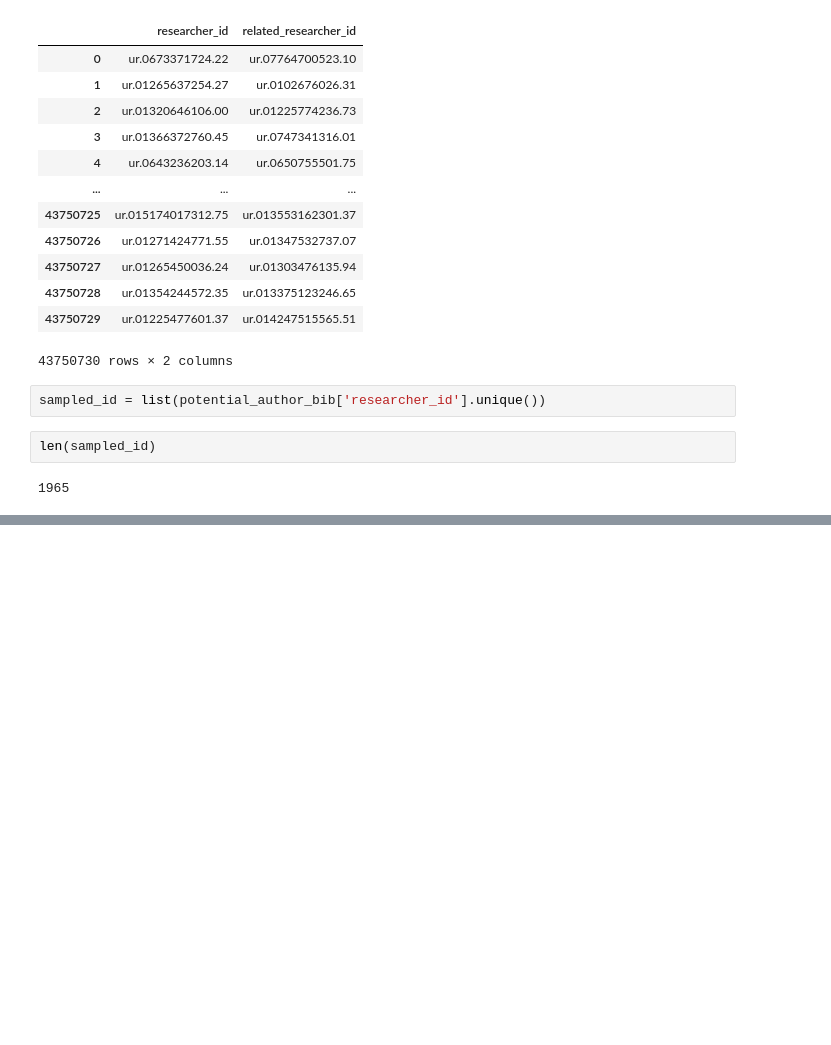
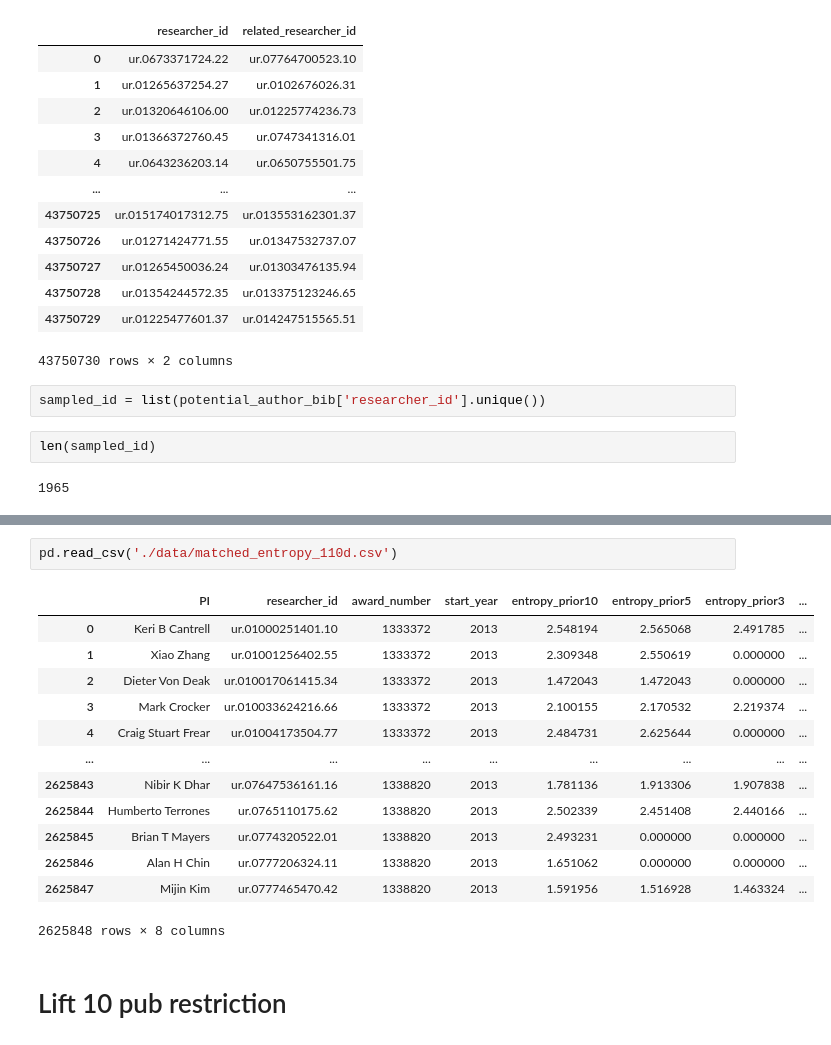
Before and after one commit to sciosci/sloan-lda-bib, a Jupyter notebook: researcher_lda_matching.ipynb, the cells around one changed output, grey strips where cells are left out. Cells and saved outputs as stored; diff of their text form; blank space fills up the shorter version.

```diff
--- a/researcher_lda_matching.ipynb
+++ b/researcher_lda_matching.ipynb
@@ -733,0 +899,18 @@ foa_abstracts[foa_abstracts['PI'] == 'Alexander Miller']
+# %%
+pd.read_csv('./data/matched_entropy_110d.csv')
+# %% [output]
+|  | PI | researcher_id | award_number | start_year | entropy_prior10 | entropy_prior5 | entropy_prior3 | ... |
+| 0 | Keri B Cantrell | ur.01000251401.10 | 1333372 | 2013 | 2.548194 | 2.565068 | 2.491785 | ... |
+| 1 | Xiao Zhang | ur.01001256402.55 | 1333372 | 2013 | 2.309348 | 2.550619 | 0.000000 | ... |
+| 2 | Dieter Von Deak | ur.010017061415.34 | 1333372 | 2013 | 1.472043 | 1.472043 | 0.000000 | ... |
+| 3 | Mark Crocker | ur.010033624216.66 | 1333372 | 2013 | 2.100155 | 2.170532 | 2.219374 | ... |
+| 4 | Craig Stuart Frear | ur.01004173504.77 | 1333372 | 2013 | 2.484731 | 2.625644 | 0.000000 | ... |
+| ... | ... | ... | ... | ... | ... | ... | ... | ... |
+| 2625843 | Nibir K Dhar | ur.07647536161.16 | 1338820 | 2013 | 1.781136 | 1.913306 | 1.907838 | ... |
+| 2625844 | Humberto Terrones | ur.0765110175.62 | 1338820 | 2013 | 2.502339 | 2.451408 | 2.440166 | ... |
+| 2625845 | Brian T Mayers | ur.0774320522.01 | 1338820 | 2013 | 2.493231 | 0.000000 | 0.000000 | ... |
+| 2625846 | Alan H Chin | ur.0777206324.11 | 1338820 | 2013 | 1.651062 | 0.000000 | 0.000000 | ... |
+| 2625847 | Mijin Kim | ur.0777465470.42 | 1338820 | 2013 | 1.591956 | 1.516928 | 1.463324 | ... |
+2625848 rows × 8 columns
+# %% [markdown]
+# Lift 10 pub restriction
```
Also changed, not shown: parts of 25 cells of this notebook, 2 other files.
